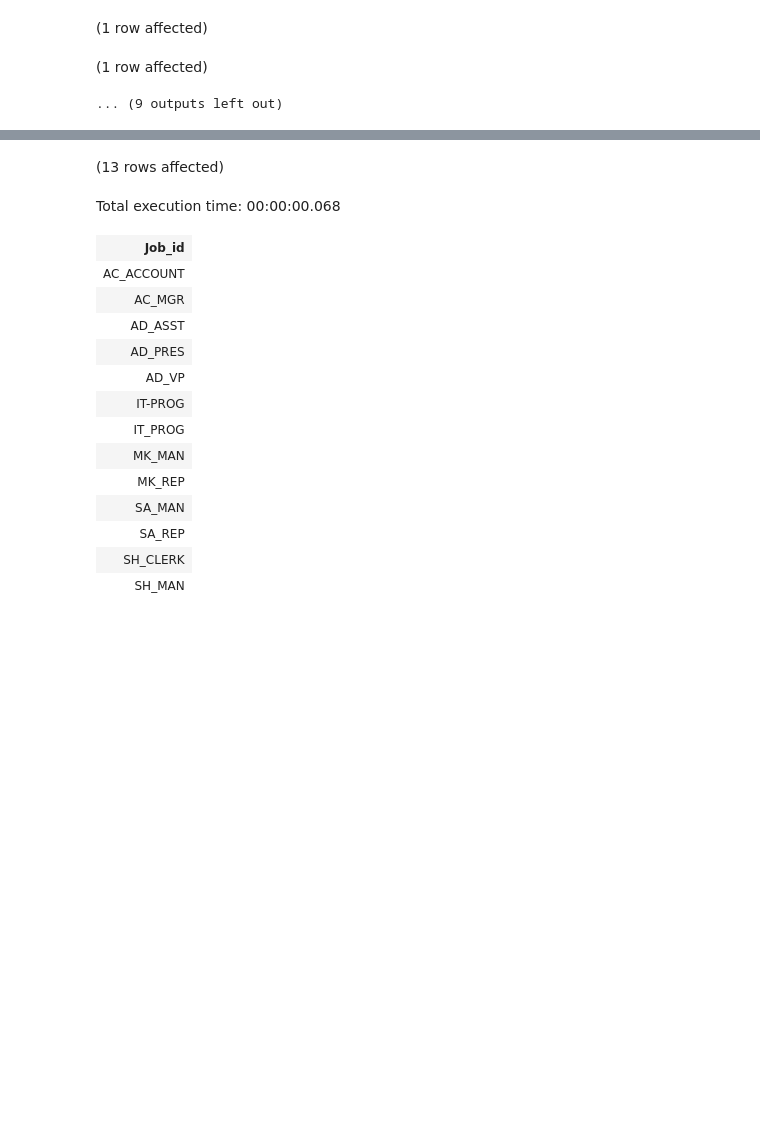
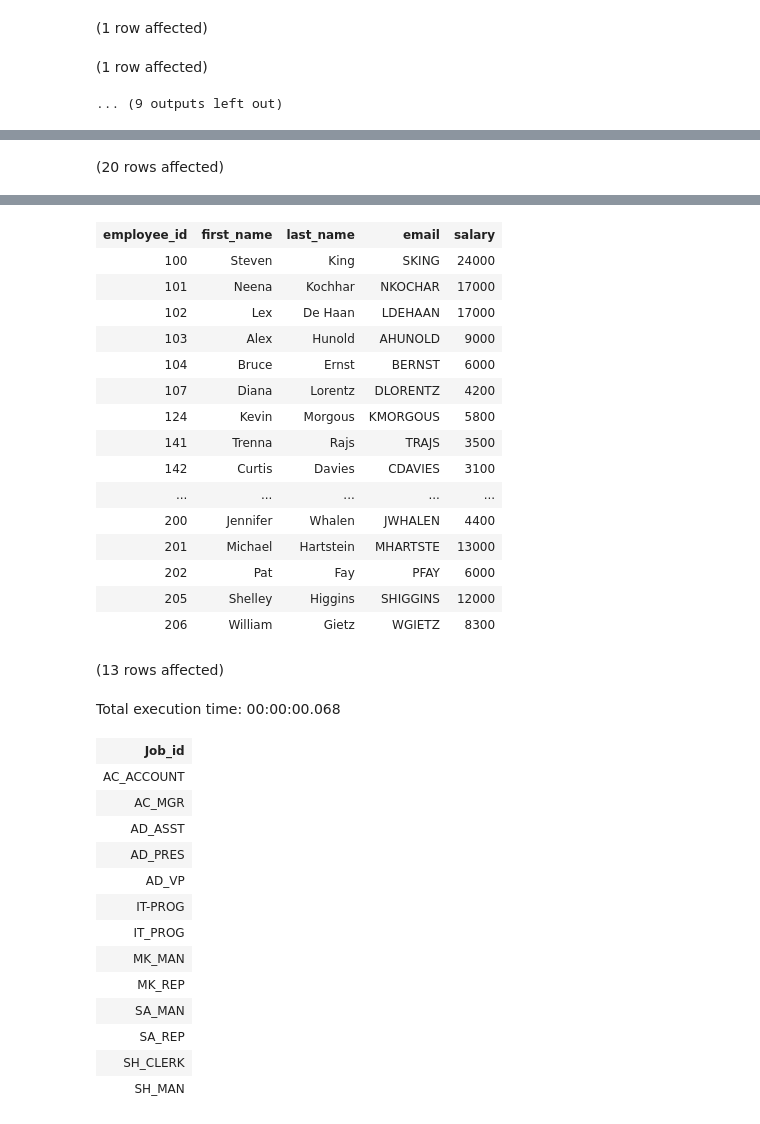
Before and after one commit to curer13/SQL, a Jupyter notebook: Home1.ipynb, the cells around one changed output, grey strips where cells are left out. Drawn from its saved outputs; the diff is of its cells as text; code cells hidden in the pictures; blank space fills up the shorter version.

```diff
--- a/Home1.ipynb
+++ b/Home1.ipynb
@@ -115,3 +116,8 @@ Total execution time: 00:00:00.033
 | 202 | Pat | Fay | 1997-08-17 00:00:00.000 | 6000 |
 | 205 | Shelley | Higgins | 1994-06-07 00:00:00.000 | 12000 |
 | 206 | William | Gietz | 1994-06-07 00:00:00.000 | 8300 |
+# %%
+/*2*/
+select employee_id, first_name, last_name, email, salary from Employees;
+# %% [output]
+(20 rows affected)
@@ -118 +125,17 @@ Total execution time: 00:00:00.033
+| employee_id | first_name | last_name | email | salary |
+| 100 | Steven | King | SKING | 24000 |
+| 101 | Neena | Kochhar | NKOCHAR | 17000 |
+| 102 | Lex | De Haan | LDEHAAN | 17000 |
+| 103 | Alex | Hunold | AHUNOLD | 9000 |
+| 104 | Bruce | Ernst | BERNST | 6000 |
+| 107 | Diana | Lorentz | DLORENTZ | 4200 |
+| 124 | Kevin | Morgous | KMORGOUS | 5800 |
+| 141 | Trenna | Rajs | TRAJS | 3500 |
+| 142 | Curtis | Davies | CDAVIES | 3100 |
+| ... | ... | ... | ... | ... |
+| 200 | Jennifer | Whalen | JWHALEN | 4400 |
+| 201 | Michael | Hartstein | MHARTSTE | 13000 |
+| 202 | Pat | Fay | PFAY | 6000 |
+| 205 | Shelley | Higgins | SHIGGINS | 12000 |
+| 206 | William | Gietz | WGIETZ | 8300 |
 # %%
```
Also changed, not shown: parts of 49 cells of this notebook.
